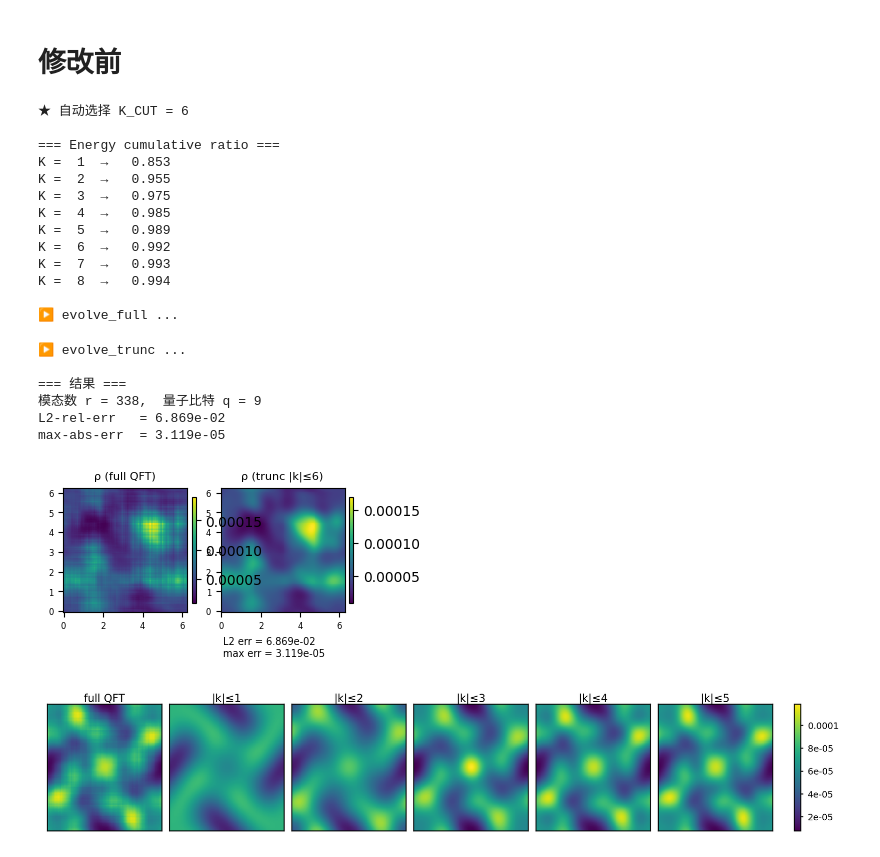
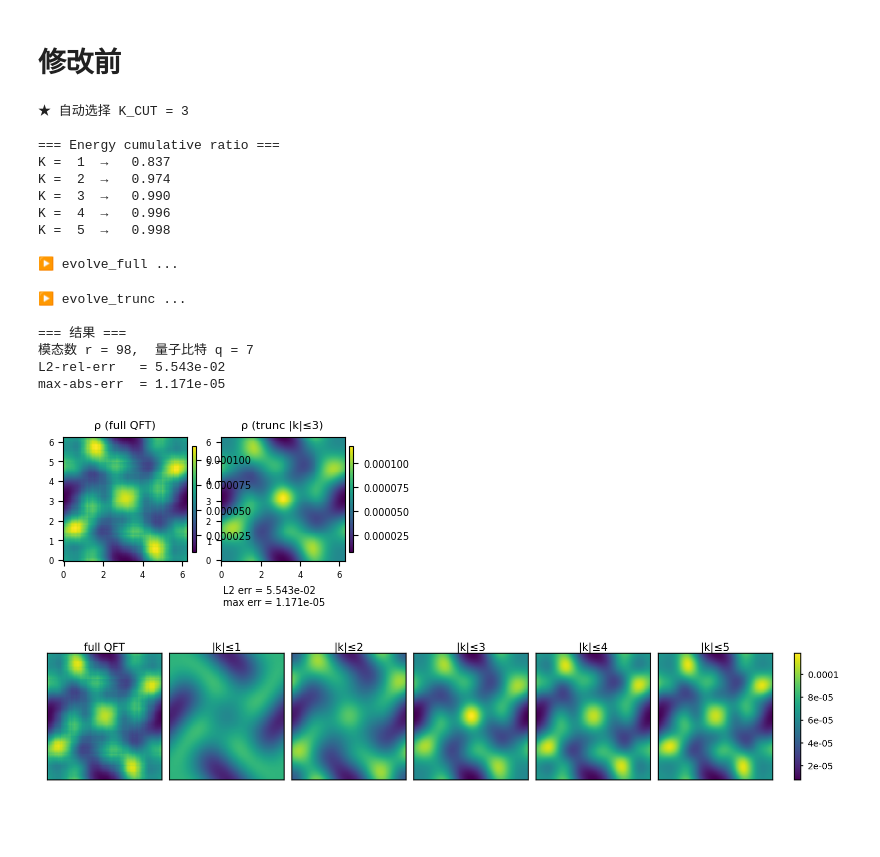
Before and after one commit to zjuadurey/QuantumComputing, a Jupyter notebook: QCFluid/pre_process_optmize/original_pod_compare.ipynb, the cells around one changed output. Drawn from its saved outputs; the diff is of its cells as text; code cells hidden in the pictures; blank space fills up the shorter version.

Commit message:
x_0_t_0_sigma_3

```diff
--- a/QCFluid/pre_process_optmize/original_pod_compare.ipynb
+++ b/QCFluid/pre_process_optmize/original_pod_compare.ipynb
@@ -251,7 +251,7 @@ def evolve_trunc(
 # ---------------------------------------------------------------------------
 N = 2 ** 7           # 可改 2**7 等
 dt = 10.0
-sigma = 2.0
+sigma = 3.0
 
 # ---- 3.1 构造原始两分量波函数 (与你原脚本一致) ----
 x = np.linspace(-pi, pi, N, endpoint=False)
@@ -261,8 +261,8 @@ X, Y = np.meshgrid(x, y)
 # R = sqrt(X**2 + Y**2)  # 默认以(0,0)为中心
 
 # 调整为 (x0,y0) 处的涡核
-x0 = 1  # 涡核中心x坐标
-y0 = 1 # 涡核中心y坐标
+x0 = 0  # 涡核中心x坐标
+y0 = 0 # 涡核中心y坐标
 R = sqrt((X - x0)**2 + (Y - y0)**2)  # 相对涡核中心的距离
 sigma = 3
 f = exp(-(R/sigma)**4)
@@ -329,46 +329,43 @@ def quick_ax(position):
     return ax
 
 ax1 = quick_ax([0.00, 0.52, 0.48, 0.48])
 ax2 = quick_ax([0.50, 0.52, 0.48, 0.48])
 
 Xg, Yg = np.meshgrid(np.linspace(0, 2 * pi, N, endpoint=False),
                      np.linspace(0, 2 * pi, N, endpoint=False))
 
 im1 = ax1.pcolormesh(Xg, Yg, rho_full, cmap='viridis', shading='auto')
 im2 = ax2.pcolormesh(Xg, Yg, rho_trunc, cmap='viridis', shading='auto')
 fig.colorbar(im1, ax=ax1, shrink=0.7, aspect=25, pad=0.03)
 fig.colorbar(im2, ax=ax2, shrink=0.7, aspect=25, pad=0.03)
 ax1.set_title("ρ (full QFT)", fontsize=8)
 ax2.set_title(f"ρ (trunc |k|≤{K_CUT})", fontsize=8)
 
 
 
 ax2.text(0.02, -0.20, f"L2 err = {l2_err:.3e}\nmax err = {inf_err:.3e}",
          transform=ax2.transAxes, fontsize=7, va='top')
 
 plt.tight_layout()
 plt.show()
 # %% [output]
-★ 自动选择 K_CUT = 6
+★ 自动选择 K_CUT = 3
 
 === Energy cumulative ratio ===
-K =  1  →   0.853
-K =  2  →   0.955
-K =  3  →   0.975
-K =  4  →   0.985
-K =  5  →   0.989
-K =  6  →   0.992
-K =  7  →   0.993
-K =  8  →   0.994
+K =  1  →   0.837
+K =  2  →   0.974
+K =  3  →   0.990
+K =  4  →   0.996
+K =  5  →   0.998
 
 ▶ evolve_full ...
 ▶ evolve_trunc ...
 
 === 结果 ===
-模态数 r = 338,  量子比特 q = 9
-L2-rel-err   = 6.869e-02
-max-abs-err  = 3.119e-05
+模态数 r = 98,  量子比特 q = 7
+L2-rel-err   = 5.543e-02
+max-abs-err  = 1.171e-05
-[figure, old version]
+[figure, new version]
 # %%
 # ---------------------------------------------------------------------------
 # 6. ρ-field comparison: full-QFT vs. K = 1…5  (HD 300 dpi, shared colorbar)
```
Also changed, not shown: parts of 2 cells of this notebook.
